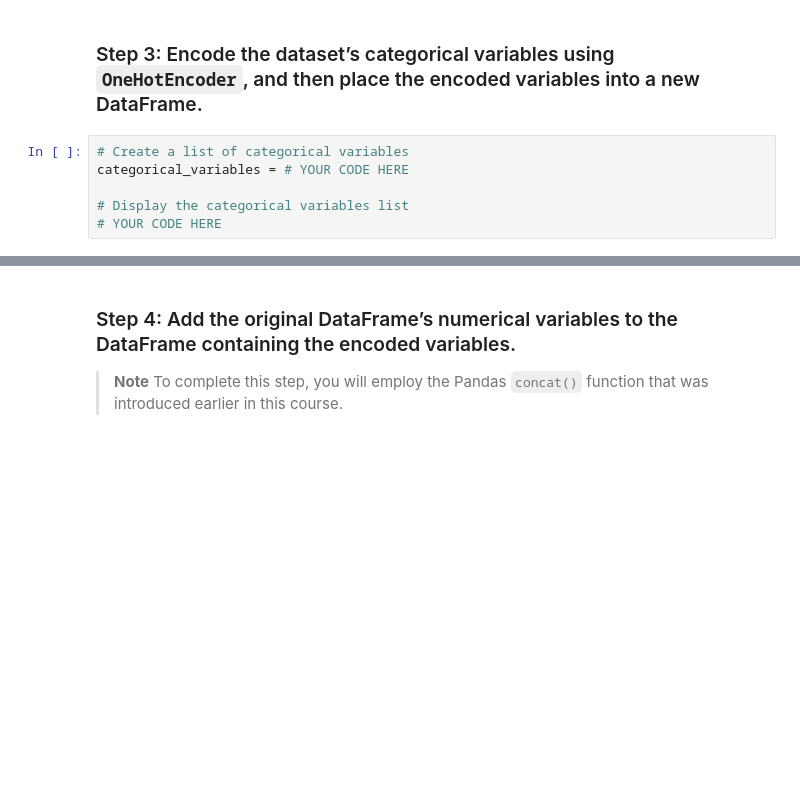
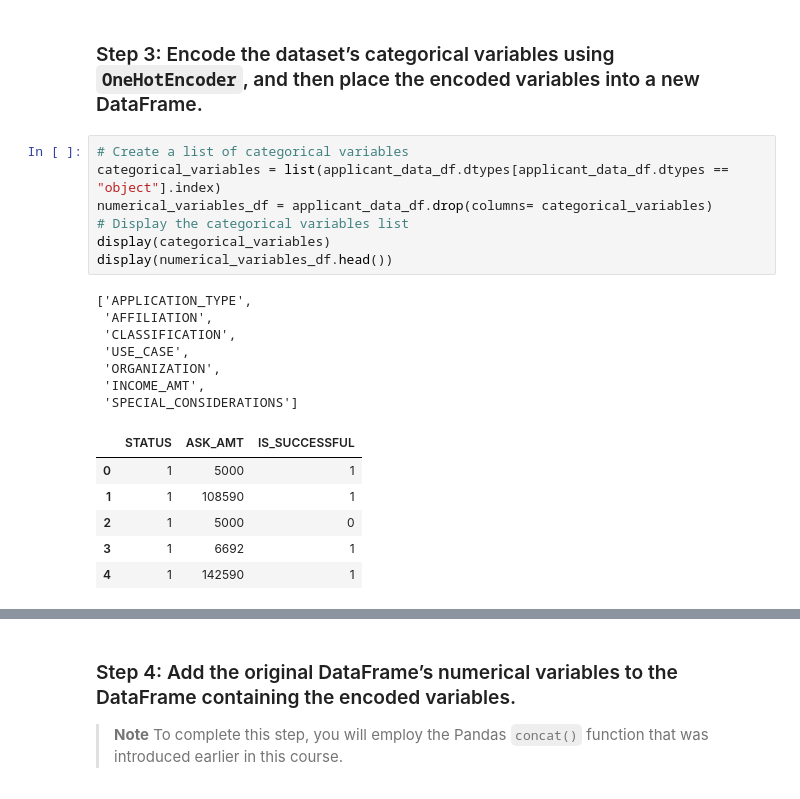
Before and after one commit to mmarovich/neural_network_alphabet, a Jupyter notebook: venture_funding_with_deep_learning.ipynb, the cells around one changed output, grey strips where cells are left out. Cells and saved outputs as stored; diff of their text form; blank space fills up the shorter version.

```diff
--- a/venture_funding_with_deep_learning.ipynb
+++ b/venture_funding_with_deep_learning.ipynb
@@ -158,9 +158,24 @@ applicant_data_df
 ### Step 3: Encode the dataset’s categorical variables using `OneHotEncoder`, and then place the encoded variables into a new DataFrame.
 # %%
 # Create a list of categorical variables
-categorical_variables = # YOUR CODE HERE
-
+categorical_variables = list(applicant_data_df.dtypes[applicant_data_df.dtypes == "object"].index)
+numerical_variables_df = applicant_data_df.drop(columns= categorical_variables)
 # Display the categorical variables list
-# YOUR CODE HERE
+display(categorical_variables)
+display(numerical_variables_df.head())
+# %% [output]
+['APPLICATION_TYPE',
+ 'AFFILIATION',
+ 'CLASSIFICATION',
+ 'USE_CASE',
+ 'ORGANIZATION',
+ 'INCOME_AMT',
+ 'SPECIAL_CONSIDERATIONS']
+|  | STATUS | ASK_AMT | IS_SUCCESSFUL |
+| 0 | 1 | 5000 | 1 |
+| 1 | 1 | 108590 | 1 |
+| 2 | 1 | 5000 | 0 |
+| 3 | 1 | 6692 | 1 |
+| 4 | 1 | 142590 | 1 |
 # %%
 # Create a OneHotEncoder instance
```
Also changed, not shown: parts of 8 cells of this notebook.
